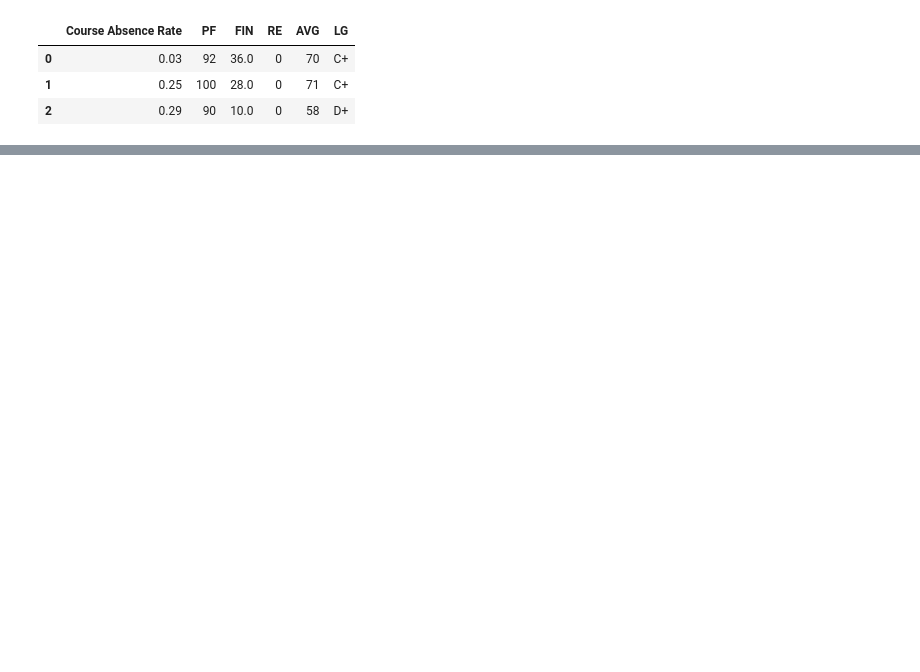
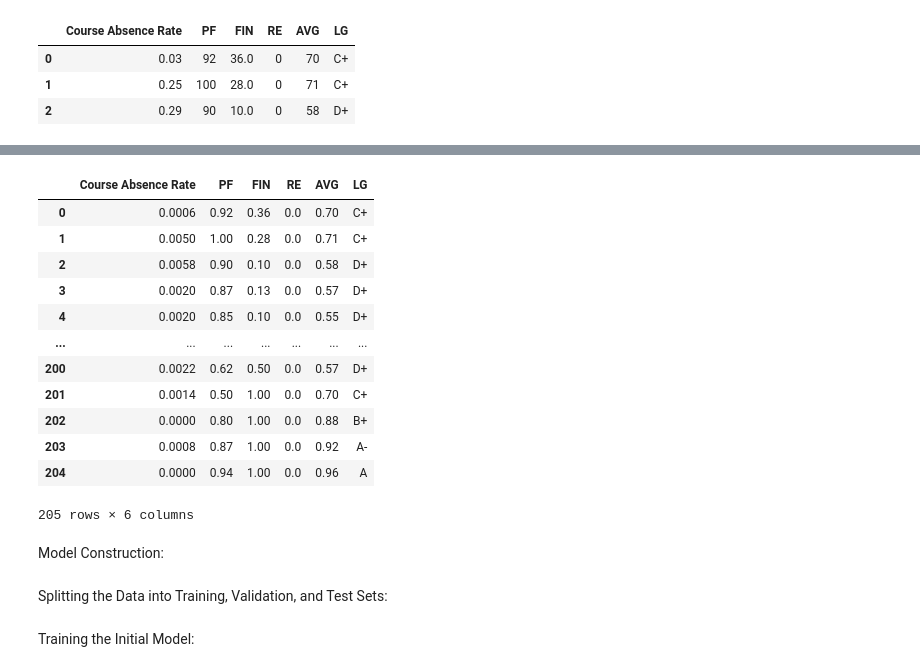
Before and after one commit to damir-dekz/diploma_project, a Jupyter notebook: диплом.ipynb, the cells around one changed output, grey strips where cells are left out. Drawn from its saved outputs; the diff is of its cells as text; code cells hidden in the pictures; blank space fills up the shorter version.

```diff
--- a/диплом.ipynb
+++ b/диплом.ipynb
@@ -1334,29 +1334,3 @@ data.head(3)
 | 0 | 0.03 | 92 | 36.0 | 0 | 70 | C+ |
 | 1 | 0.25 | 100 | 28.0 | 0 | 71 | C+ |
 | 2 | 0.29 | 90 | 10.0 | 0 | 58 | D+ |
-# %%
-from sklearn.preprocessing import OneHotEncoder, LabelEncoder
-
-# Encode letter grades
-label_encoder = LabelEncoder()
-data['LG_encoded'] = label_encoder.fit_transform(data['LG'])
-
-# Define input features and target variable
-X = data[['Course Absence Rate', 'PF', 'RE', 'AVG', 'LG_encoded']]
-y = data['FIN']
-
-# Split the data into training and testing sets
-X_train, X_test, y_train, y_test = train_test_split(X, y, test_size=0.2, random_state=42)
-
-# Standardize numerical features
-scaler = StandardScaler()
-X_train_scaled = scaler.fit_transform(X_train[['Course Absence Rate', 'PF', 'RE', 'AVG']])
-X_test_scaled = scaler.transform(X_test[['Course Absence Rate', 'PF', 'RE', 'AVG']])
-
-# Concatenate scaled numerical features with encoded letter grades
-X_train_tensor = torch.tensor(np.concatenate((X_train_scaled, X_train['LG_encoded'].values.reshape(-1, 1)), axis=1), dtype=torch.float32)
-X_test_tensor = torch.tensor(np.concatenate((X_test_scaled, X_test['LG_encoded'].values.reshape(-1, 1)), axis=1), dtype=torch.float32)
-
-# Convert target variable to tensor
-y_train_tensor = torch.tensor(y_train.values, dtype=torch.float32).view(-1, 1)
-y_test_tensor = torch.tensor(y_test.values, dtype=torch.float32).view(-1, 1)
@@ -2379,0 +1351,16 @@ dd
+# %%
+data
+# %% [output]
+|  | Course Absence Rate | PF | FIN | RE | AVG | LG |
+| 0 | 0.0006 | 0.92 | 0.36 | 0.0 | 0.70 | C+ |
+| 1 | 0.0050 | 1.00 | 0.28 | 0.0 | 0.71 | C+ |
+| 2 | 0.0058 | 0.90 | 0.10 | 0.0 | 0.58 | D+ |
+| 3 | 0.0020 | 0.87 | 0.13 | 0.0 | 0.57 | D+ |
+| 4 | 0.0020 | 0.85 | 0.10 | 0.0 | 0.55 | D+ |
+| ... | ... | ... | ... | ... | ... | ... |
+| 200 | 0.0022 | 0.62 | 0.50 | 0.0 | 0.57 | D+ |
+| 201 | 0.0014 | 0.50 | 1.00 | 0.0 | 0.70 | C+ |
+| 202 | 0.0000 | 0.80 | 1.00 | 0.0 | 0.88 | B+ |
+| 203 | 0.0008 | 0.87 | 1.00 | 0.0 | 0.92 | A- |
+| 204 | 0.0000 | 0.94 | 1.00 | 0.0 | 0.96 | A |
+205 rows × 6 columns
@@ -2379,0 +1371,2 @@ dd
+# %% [markdown]
+Model Construction:
@@ -2379,0 +1401,2 @@ dd
+# %% [markdown]
+Splitting the Data into Training, Validation, and Test Sets:
@@ -2379,0 +1417,2 @@ dd
+# %% [markdown]
+Training the Initial Model:
```
Also changed, not shown: parts of 91 cells of this notebook.
